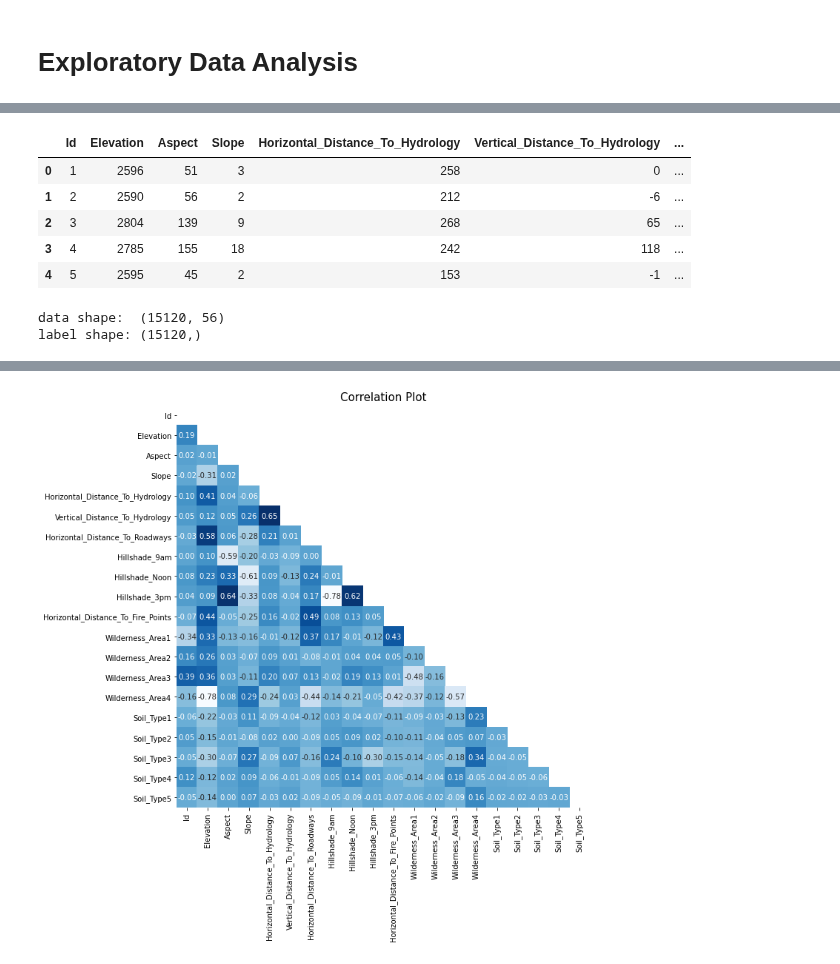
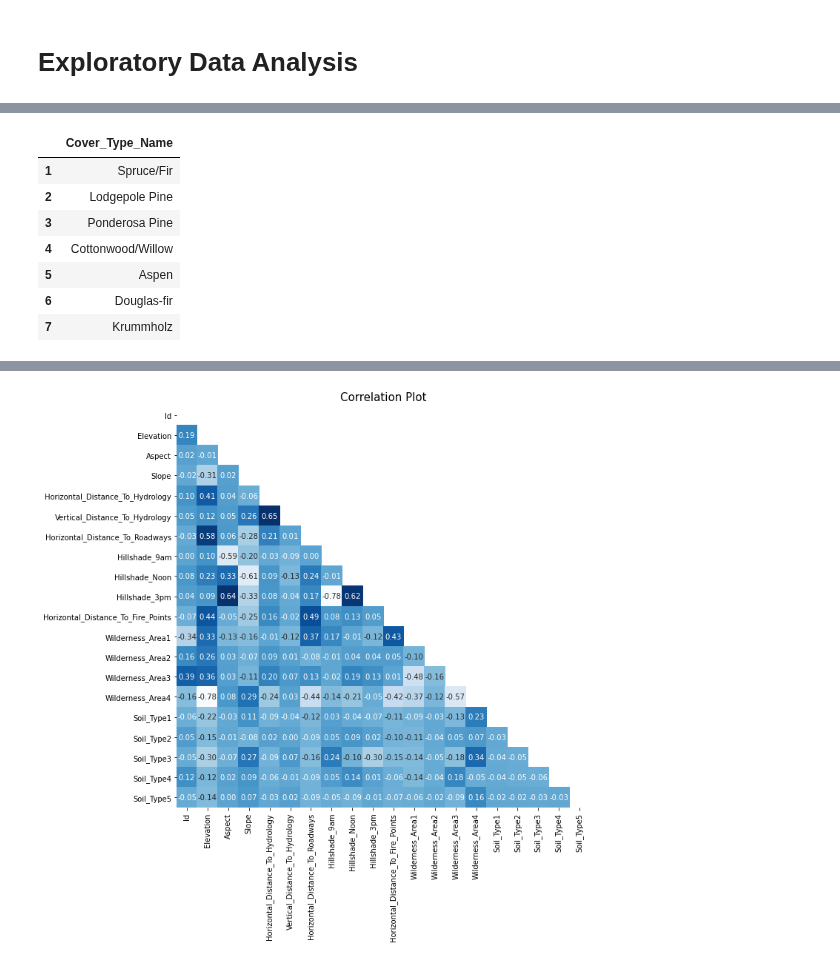
Before and after one commit to sams-data/mids-w207_9_sp22_forest_cover_classification, a Jupyter notebook: oren_finalprojectbaseline.ipynb, the cells around one changed output, grey strips where cells are left out. Drawn from its saved outputs; the diff is of its cells as text; code cells hidden in the pictures.

```diff
--- a/oren_finalprojectbaseline.ipynb
+++ b/oren_finalprojectbaseline.ipynb
@@ -73,27 +120,19 @@ Test data shape: (565893, 55)
-# %%
-train.head()
-# %% [output]
-|  | Id | Elevation | Aspect | Slope | Horizontal_Distance_To_Hydrology | Vertical_Distance_To_Hydrology | ... |
-| 0 | 1 | 2596 | 51 | 3 | 258 | 0 | ... |
-| 1 | 2 | 2590 | 56 | 2 | 212 | -6 | ... |
-| 2 | 3 | 2804 | 139 | 9 | 268 | 65 | ... |
-| 3 | 4 | 2785 | 155 | 18 | 242 | 118 | ... |
-| 4 | 5 | 2595 | 45 | 2 | 153 | -1 | ... |
-# %%
-X = np.array(train)
-Y = np.array(train["Cover_Type"].tolist())
-shuffle = np.random.permutation(np.arange(X.shape[0]))
-
-X, Y = X[shuffle], Y[shuffle]
-
-print('data shape: ', X.shape)
-print('label shape:', Y.shape)
-
-# Set some variables to hold test, dev, and training data.
-test_data, test_labels = X[13000:], Y[13000:]
-dev_data, dev_labels = X[12000:13000], Y[12000:13000]
-train_data, train_labels = X[:12000], Y[:12000]
-train_df = train.iloc[shuffle,:].iloc[:12000 , :]
-# %% [output]
-data shape:  (15120, 56)
-label shape: (15120,)
+# %%
+label_categories = ['Spruce/Fir',
+                    'Lodgepole Pine',
+                    'Ponderosa Pine',
+                    'Cottonwood/Willow',
+                    'Aspen',
+                    'Douglas-fir',
+                    'Krummholz']
+label_categories = pd.DataFrame(index = list(range(1,8,1)), data = label_categories, columns = ['Cover_Type_Name'])
+label_categories
+# %% [output]
+|  | Cover_Type_Name |
+| 1 | Spruce/Fir |
+| 2 | Lodgepole Pine |
+| 3 | Ponderosa Pine |
+| 4 | Cottonwood/Willow |
+| 5 | Aspen |
+| 6 | Douglas-fir |
+| 7 | Krummholz |
```
Also changed, not shown: parts of 9 cells of this notebook.
